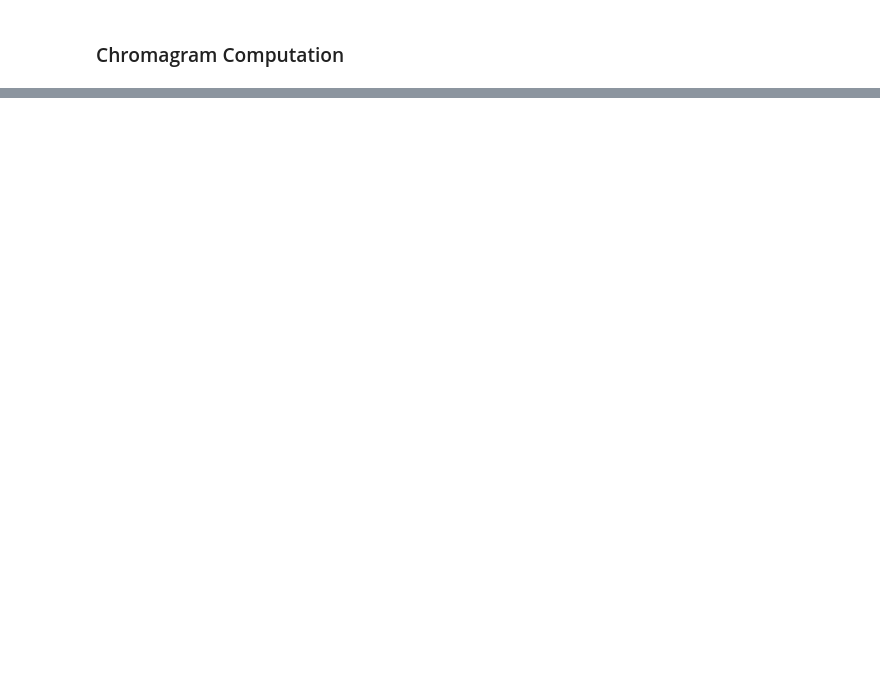
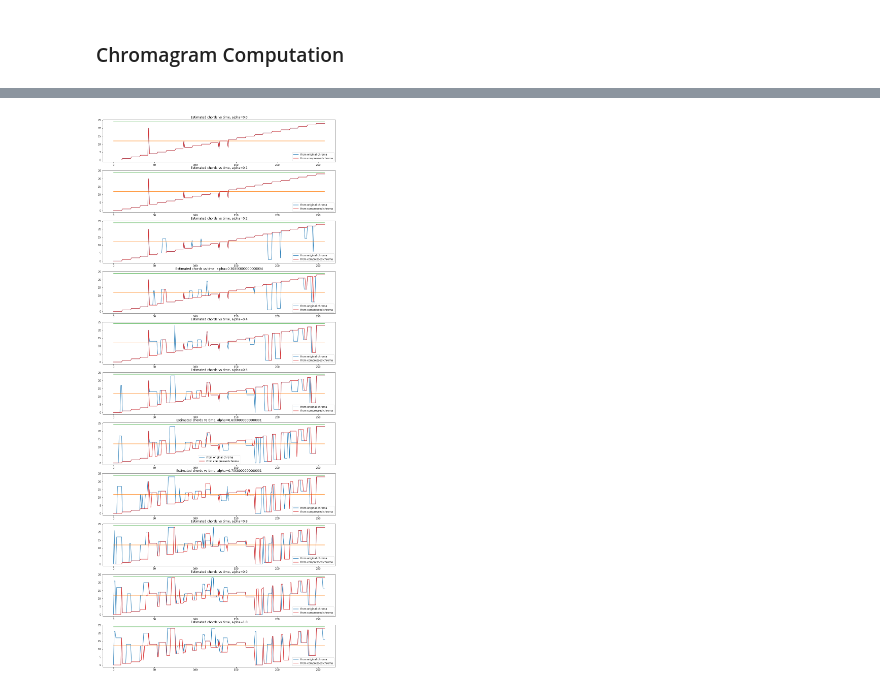
Before and after one commit to fmacca/template-chord-matching, a Jupyter notebook: Template_matching.ipynb, the cells around one changed output, grey strips where cells are left out. Drawn from its saved outputs; the diff is of its cells as text; code cells hidden in the pictures; blank space fills up the shorter version.

```diff
--- a/Template_matching.ipynb
+++ b/Template_matching.ipynb
@@ -361,0 +345,19 @@ plt.plot([(n+1)*10 for n in range(N)],avg_N_chords)
+# %%
+# Showing what happens to the estimation when alpha changes, with and without mu compression
+N_steps=11
+plt.figure(figsize=(16.4, 3.6*N_steps))
+ii=1
+for alpha in np.linspace(0,1,N_steps):
+    (chords_alpha,chords_labs_alpha)=chroma_chords(alpha,dominant7=False)
+    estimated,distance=template_matching(chroma,chords_alpha,chords_labs=chords_labs_alpha)
+    estimated_c,distance_c=template_matching(chroma_compr,chords_alpha,chords_labs=chords_labs_alpha)
+    plt.subplot(N_steps,1,ii)
+    plt.plot(estimated,label="from original chroma")
+    plt.plot(12*np.ones(shape=chroma.shape[1],dtype=int))
+    plt.plot(24*np.ones(shape=chroma.shape[1],dtype=int))
+    plt.plot(estimated_c,label="from compressed chroma")
+    plt.title("Estimated chords vs time, alpha="+str(alpha))
+    plt.legend()
+    ii=ii+1
+# %% [output]
+[figure, added]
```
Also changed, not shown: parts of 20 cells of this notebook.
